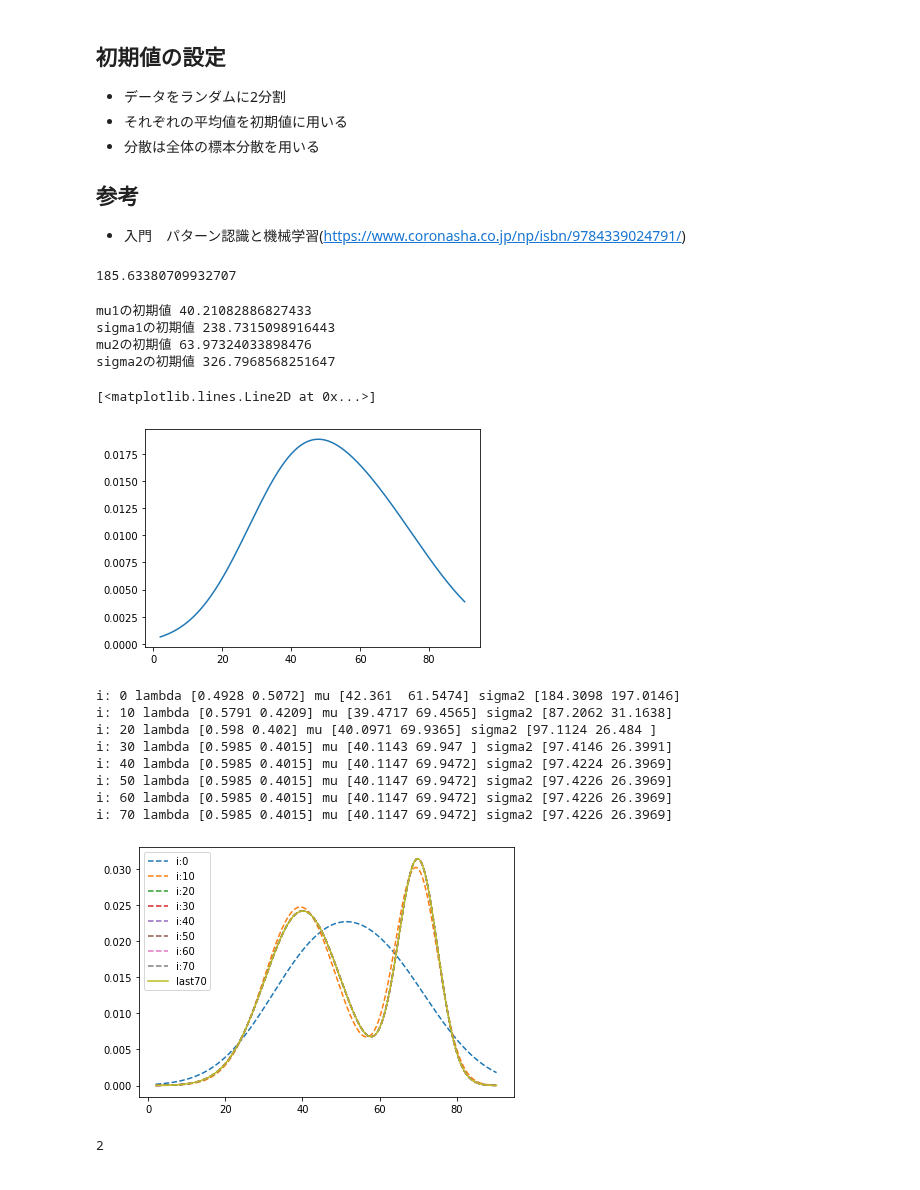
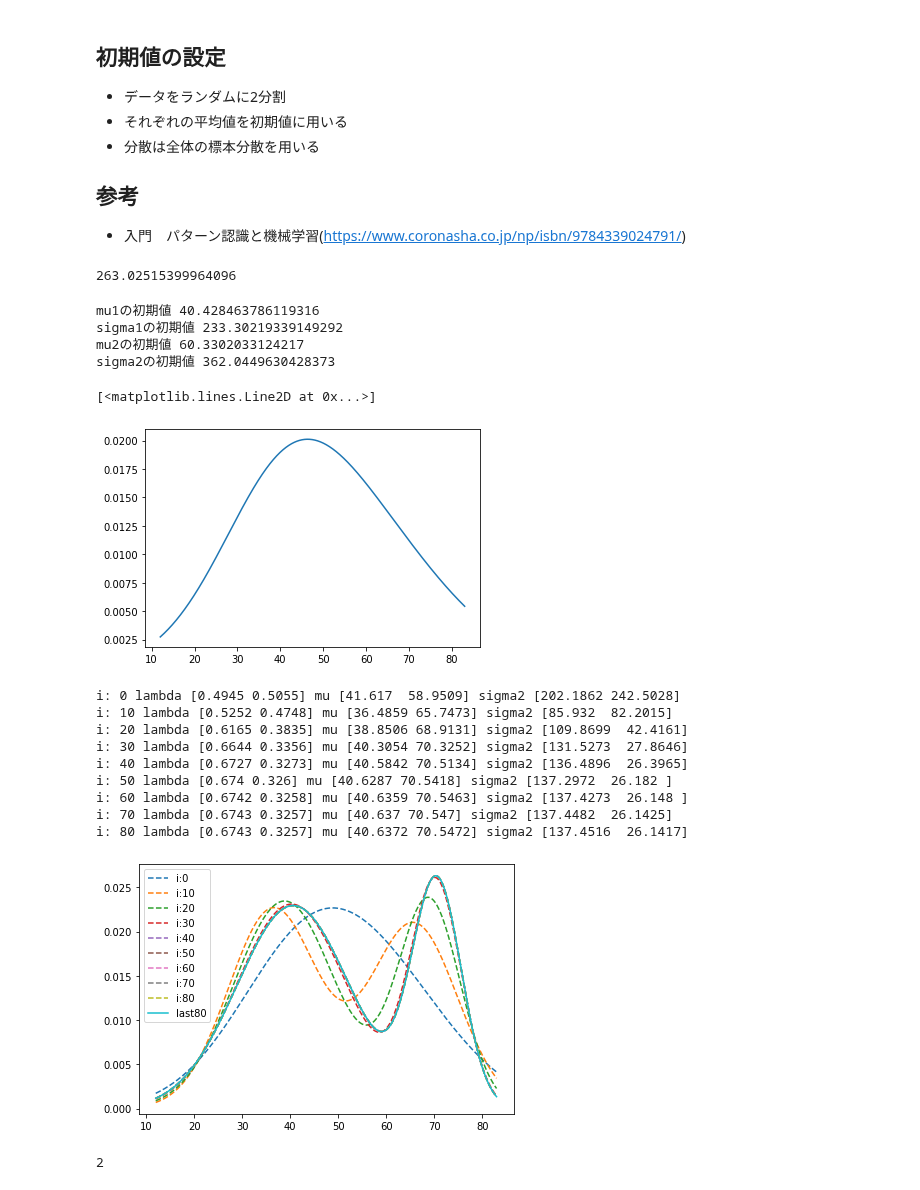
Before and after one commit to nori0724/COVID-19, a Jupyter notebook: notebook/practice/1次元混合正規分布のパラメータ推定.ipynb, the cells around one changed output. Saved outputs shown, nothing was run; the diff lists cells and outputs as text; code cells hidden in the pictures.

```diff
--- a/notebook/practice/1次元混合正規分布のパラメータ推定.ipynb
+++ b/notebook/practice/1次元混合正規分布のパラメータ推定.ipynb
@@ -74,8 +74,8 @@ N1 = stats.norm(loc=40, scale=sp.sqrt(10*10))
 N2 = stats.norm(loc=70, scale=sp.sqrt(5*5))
 
 # rvs (Random variates) 確率変数
-s1 = N1.rvs(size=6000)
-s2 = N2.rvs(size=4000)
+s1 = N1.rvs(size=100)
+s2 = N2.rvs(size=50)
 
 # データの連結
 data_x = sp.hstack((s1, s2))
@@ -119,7 +124,7 @@ random_x2 = random_x[1]
 # %%
 np.var(random_x2)
 # %% [output]
-185.63380709932707
+263.02515399964096
 # %%
 mu1_first = np.mean(random_x1)
 sigma1_first = np.sum((random_x1 - np.mean(data_x))**2)/random_x1.shape[0]
@@ -133,10 +138,10 @@ sigma2_first = np.sum((random_x2 - np.mean(data_x))**2)/random_x2.shape[0]
 print("mu2の初期値", mu2_first)
 print("sigma2の初期値", sigma2_first)
 # %% [output]
-mu1の初期値 40.21082886827433
-sigma1の初期値 238.7315098916443
-mu2の初期値 63.97324033898476
-sigma2の初期値 326.7968568251647
+mu1の初期値 40.428463786119316
+sigma1の初期値 233.30219339149292
+mu2の初期値 60.3302033124217
+sigma2の初期値 362.0449630428373
 # %%
 # 混合正規分布の数
 k_size = 2
@@ -154,37 +159,38 @@ x = sp.linspace(np.min(random_x), np.max(random_x), 10000)
 plt.plot(x, calc_mix_pdf(k_size, x, lambda_vec, mu_vec, sigma2_vec), label="ini")
 # %% [output]
 [<matplotlib.lines.Line2D at 0x...>]
-[figure, old version]
+[figure, new version]
 # %%
-# 70回繰り返す
-for i in sp.arange(70+1):
+# 80回繰り返す
+for i in sp.arange(80+1):
     # Estep
     # responsibilityの更新
     responsibility = EStep(k_size, data_x, lambda_vec, mu_vec, sigma2_vec)
 
     # Mstep
     # 混合割合, 平均, 分散の更新
     lambda_vec, mu_vec, sigma2_vec = MStep(k_size, responsibility, data_x)
 
     if i % 10 == 0:
         print("i:", i, "lambda", lambda_vec.round(4), "mu", mu_vec.round(4), "sigma2", sigma2_vec.round(4))
         plt.plot(x, calc_mix_pdf(k_size, x, lambda_vec, mu_vec, sigma2_vec), label=f"i:{i}", linestyle="--")
 
 plt.plot(x, calc_mix_pdf(k_size, x, lambda_vec, mu_vec, sigma2_vec), label=f"last{i}", linestyle="-")
 
 plt.legend()
 plt.tight_layout()
 plt.show()
 # %% [output]
-i: 0 lambda [0.4928 0.5072] mu [42.361  61.5474] sigma2 [184.3098 197.0146]
-i: 10 lambda [0.5791 0.4209] mu [39.4717 69.4565] sigma2 [87.2062 31.1638]
-i: 20 lambda [0.598 0.402] mu [40.0971 69.9365] sigma2 [97.1124 26.484 ]
-i: 30 lambda [0.5985 0.4015] mu [40.1143 69.947 ] sigma2 [97.4146 26.3991]
-i: 40 lambda [0.5985 0.4015] mu [40.1147 69.9472] sigma2 [97.4224 26.3969]
-i: 50 lambda [0.5985 0.4015] mu [40.1147 69.9472] sigma2 [97.4226 26.3969]
-i: 60 lambda [0.5985 0.4015] mu [40.1147 69.9472] sigma2 [97.4226 26.3969]
-i: 70 lambda [0.5985 0.4015] mu [40.1147 69.9472] sigma2 [97.4226 26.3969]
+i: 0 lambda [0.4945 0.5055] mu [41.617  58.9509] sigma2 [202.1862 242.5028]
+i: 10 lambda [0.5252 0.4748] mu [36.4859 65.7473] sigma2 [85.932  82.2015]
+i: 20 lambda [0.6165 0.3835] mu [38.8506 68.9131] sigma2 [109.8699  42.4161]
+i: 30 lambda [0.6644 0.3356] mu [40.3054 70.3252] sigma2 [131.5273  27.8646]
+i: 40 lambda [0.6727 0.3273] mu [40.5842 70.5134] sigma2 [136.4896  26.3965]
+i: 50 lambda [0.674 0.326] mu [40.6287 70.5418] sigma2 [137.2972  26.182 ]
+i: 60 lambda [0.6742 0.3258] mu [40.6359 70.5463] sigma2 [137.4273  26.148 ]
+i: 70 lambda [0.6743 0.3257] mu [40.637 70.547] sigma2 [137.4482  26.1425]
+i: 80 lambda [0.6743 0.3257] mu [40.6372 70.5472] sigma2 [137.4516  26.1417]
-[figure, old version]
+[figure, new version]
 # %%
 k_size
 # %% [output]
```
Also changed, not shown: parts of 14 cells of this notebook.
